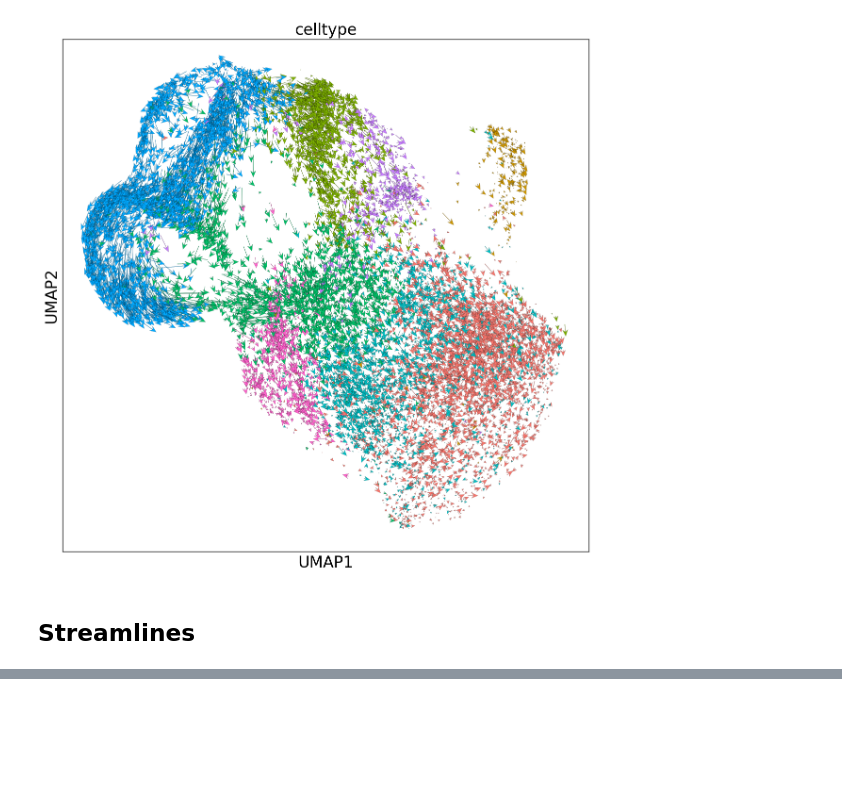
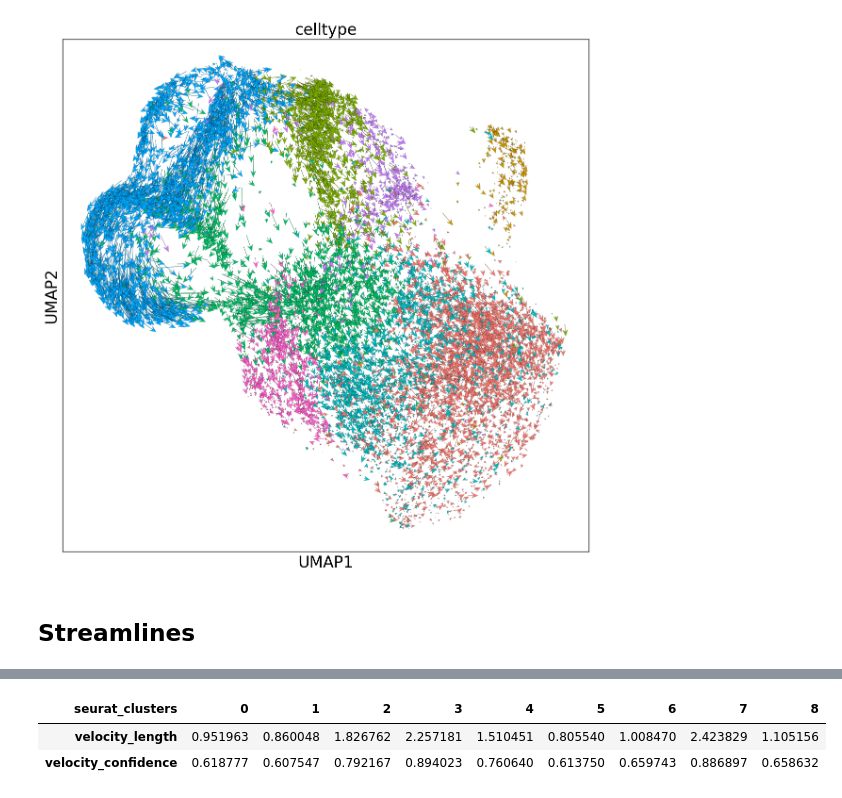
Before and after one commit to hieunguyen4193/SAlB_data_analysis, a Jupyter notebook: 08_RNA_velocity_analysis.ipynb, the cells around one changed output, grey strips where cells are left out. Saved outputs shown, nothing was run; the diff lists cells and outputs as text; code cells hidden in the pictures; blank space fills up the shorter version.

```diff
--- a/08_RNA_velocity_analysis.ipynb
+++ b/08_RNA_velocity_analysis.ipynb
@@ -170,0 +240,7 @@ saving figure to file ./figures/scvelo_streamline_SAlBounny_full.filter_contamin
+# %%
+df = merge_data.obs.groupby('seurat_clusters')[keys].mean().T
+df.style.background_gradient(cmap='coolwarm', axis=1)
+# %% [output]
+| seurat_clusters | 0 | 1 | 2 | 3 | 4 | 5 | 6 | 7 | 8 |
+| velocity_length | 0.951963 | 0.860048 | 1.826762 | 2.257181 | 1.510451 | 0.805540 | 1.008470 | 2.423829 | 1.105156 |
+| velocity_confidence | 0.618777 | 0.607547 | 0.792167 | 0.894023 | 0.760640 | 0.613750 | 0.659743 | 0.886897 | 0.658632 |
```
Also changed, not shown: parts of 16 cells of this notebook, 2 other files.
